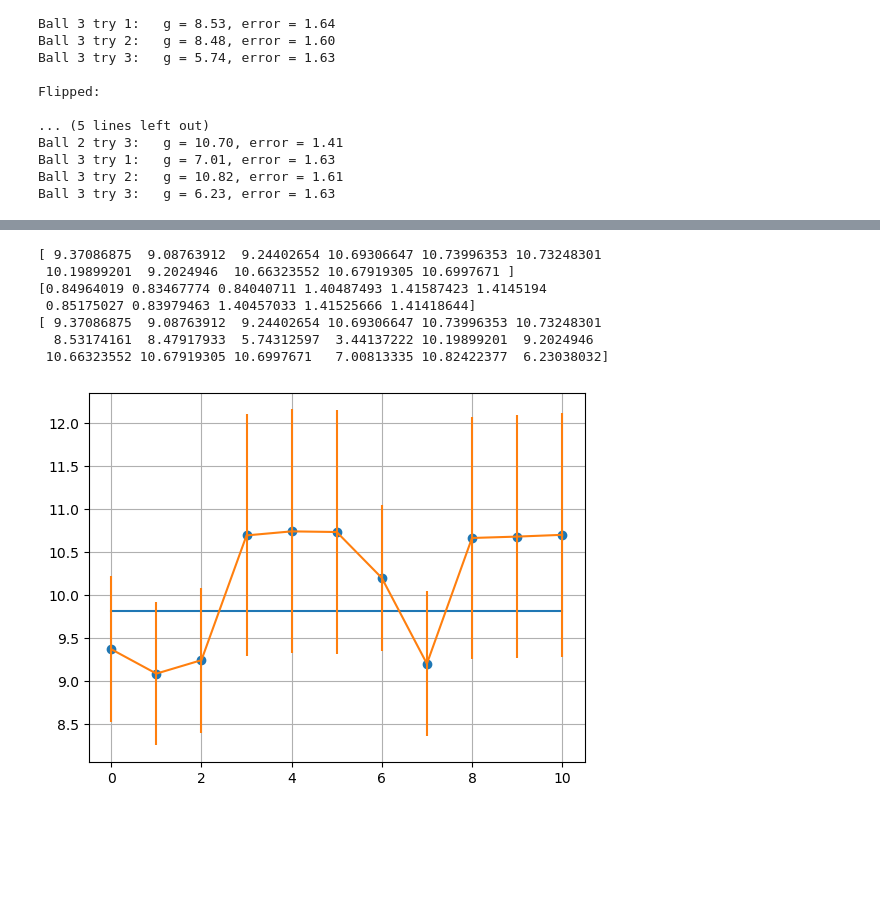
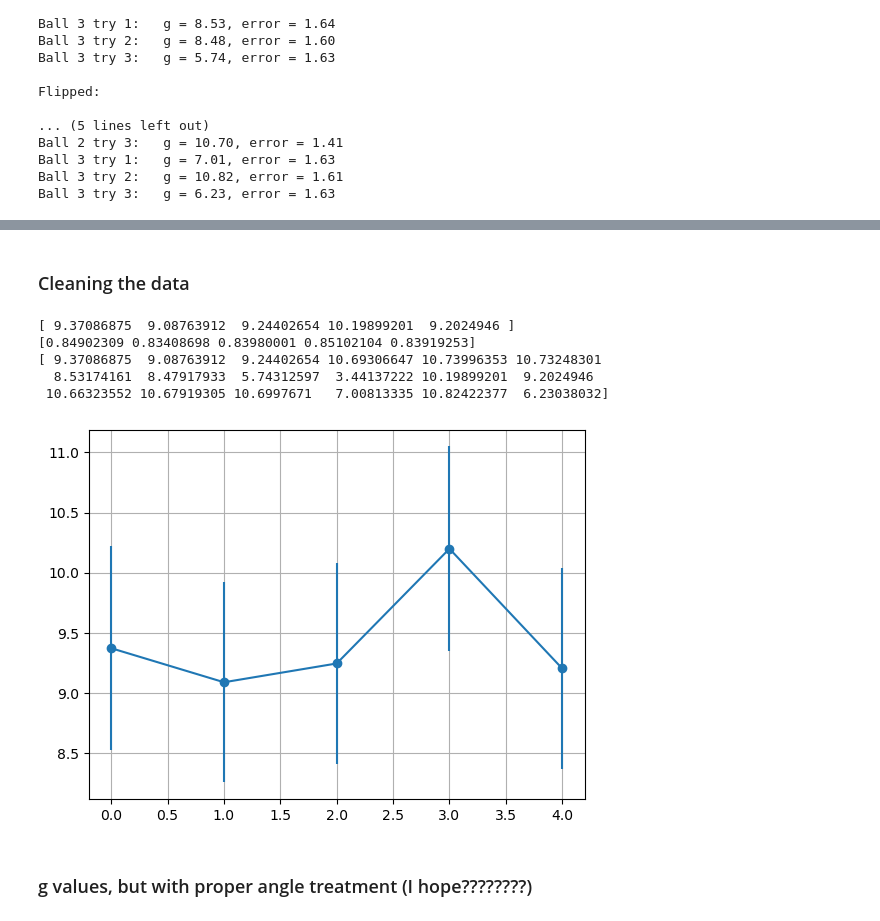
Before and after one commit to miguitarra/AppStats2024, a Jupyter notebook: Plane/incline_clean.ipynb, the cells around one changed output, grey strips where cells are left out. Saved outputs shown, nothing was run; the diff lists cells and outputs as text; code cells hidden in the pictures; blank space fills up the shorter version.

Commit message:
angle treatment not finished

```diff
--- a/Plane/incline_clean.ipynb
+++ b/Plane/incline_clean.ipynb
@@ -420,12 +443,12 @@ u_g_f_dic = {}
 for key, val in a_dic.items():
     #print(val)
     g_dic[key] = g_incline(val, angle_gonio1, 0, D1, d)
-    u_g_dic[key] = g_error(val, u_a_dic[key], angle_gonio1, error_gonio, 0, 0, D1, u_D, d, u_d)
+    u_g_dic[key] = g_error(val, u_a_dic[key], angle_gonio1, u_angle_gonio, 0, 0, D1, u_D, d, u_d)
 
 for key, val in a_f_dic.items():
     #print(val)
     g_f_dic[key] = g_incline(val, angle_gonio1, 0, D1, d)
-    u_g_f_dic[key] = g_error(val, u_a_dic[key], angle_gonio1, error_gonio, 0, 0, D1, u_D, d, u_d)
+    u_g_f_dic[key] = g_error(val, u_a_dic[key], angle_gonio1, u_angle_gonio, 0, 0, D1, u_D, d, u_d)
 
 
 for key in fixed_keys:
@@ -479,15 +501,0 @@ plt.show()
-# %%
-
-g_mean, g_err = constant_fit(g_arr, u_g_arr)
-
-# print(g_clean)
-criterion = []
-
-for g in g_arr:
-    criterion.append(len(g_arr)*sp.special.erfc(np.abs(g - g_mean)/g_err))
-criterion_s = np.sort(np.array(criterion))
-
-
-
-for i, val in enumerate(criterion):
-    print(f'index: {i}, val: {val}')
@@ -513,4 +502,8 @@ index: 17, val: 8.13540444947314e-39
+# %% [markdown]
+### Cleaning the data
 # %%
+g_mean, g_err = constant_fit(g_arr, u_g_arr)
+
 def data_cleanser(data, error):
     data_cp = np.copy(data)
     error_cp = np.copy(error)
@@ -518,7 +511,7 @@ def data_cleanser(data, error):
     mean, sigma = constant_fit(data_cp, error_cp)
     criterion = N*sp.special.erfc(np.abs(data_cp - mean)/sigma)
 
-    while np.any(criterion < 0.0001):
+    while np.any(criterion < 0.5) and len(data_cp) > 5:    # 5 is the first value that came to mind
         criterion_s = np.sort(criterion)    # sorted, so we know where the lowest value is
         lowest_crit = criterion_s[0]        # get the lowest value of the criterion
         index = np.where(criterion == lowest_crit)[0][0] # gets the index of the lowest value in the og criterion array
@@ -536,21 +529,21 @@ print(u_g_clean)
 
 print(g_arr)
 # %% [output]
-[ 9.37086875  9.08763912  9.24402654 10.69306647 10.73996353 10.73248301
- 10.19899201  9.2024946  10.66323552 10.67919305 10.6997671 ]
-[0.84964019 0.83467774 0.84040711 1.40487493 1.41587423 1.4145194
- 0.85175027 0.83979463 1.40457033 1.41525666 1.41418644]
+[ 9.37086875  9.08763912  9.24402654 10.19899201  9.2024946 ]
+[0.84902309 0.83408698 0.83980001 0.85102104 0.83919253]
 [ 9.37086875  9.08763912  9.24402654 10.69306647 10.73996353 10.73248301
   8.53174161  8.47917933  5.74312597  3.44137222 10.19899201  9.2024946
  10.66323552 10.67919305 10.6997671   7.00813335 10.82422377  6.23038032]
 # %%
 
-domain = list(range(len(g_clean)))
+domain = [i for i in range(len(g_clean))]
 
 plt.scatter(domain, g_clean)
-plt.plot(domain, np.ones_like(g_clean)*9.81)
+#plt.plot(domain, np.ones_like(g_clean)*9.81)
 plt.errorbar(domain, g_clean, yerr=u_g_clean)
 plt.grid(True)
 plt.show()
 # %% [output]
-[figure, old version]
+[figure, new version]
+# %% [markdown]
+### g values, but with proper angle treatment (I hope????????)
```
Also changed, not shown: parts of 5 cells of this notebook.
